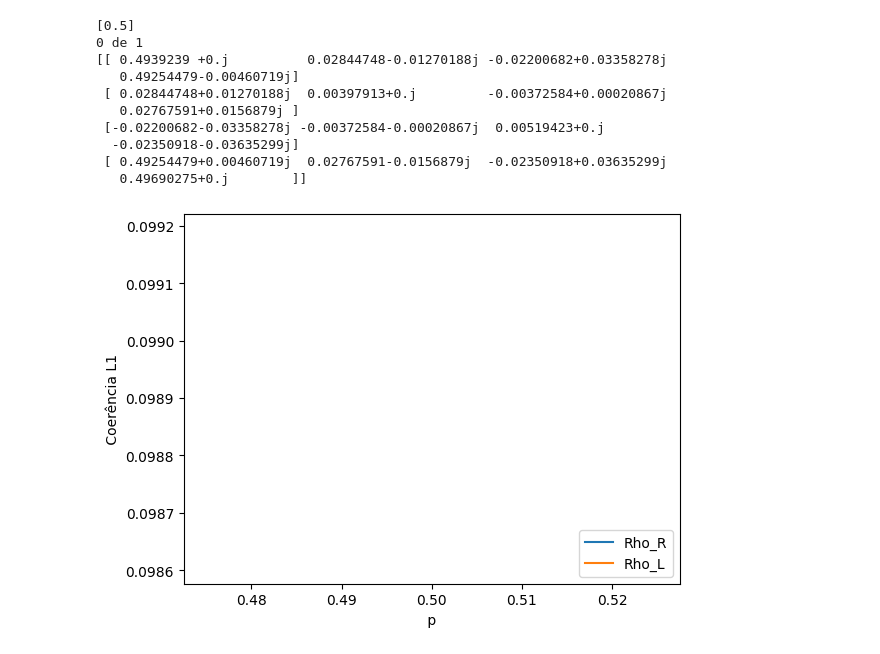
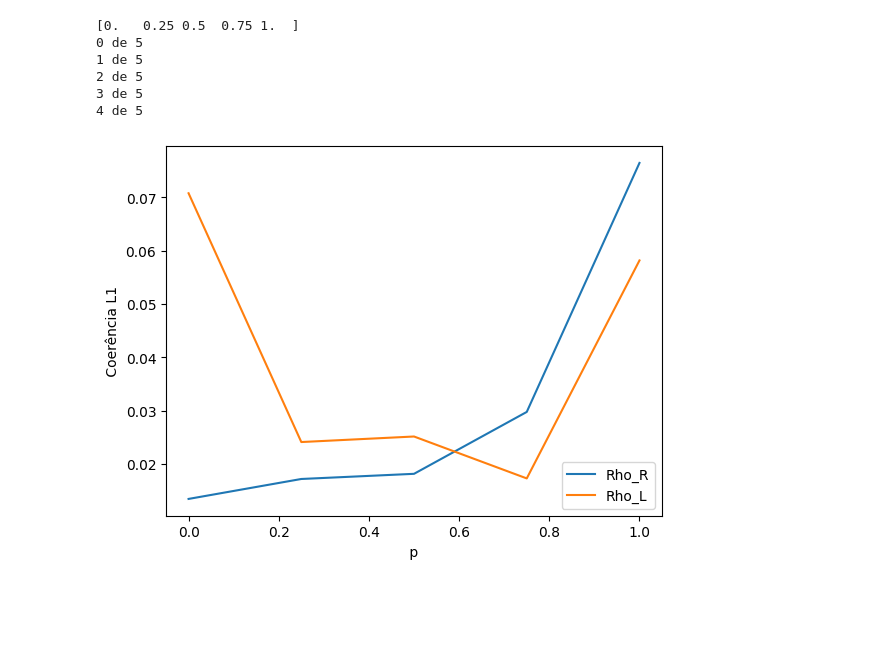
Before and after one commit to SchultzVV/Runtime-qiskit, a Jupyter notebook: generalized_amplitude_damping.ipynb, the cells around one changed output. Cells and saved outputs as stored; diff of their text form; code cells hidden in the pictures; blank space fills up the shorter version.

```diff
--- a/generalized_amplitude_damping.ipynb
+++ b/generalized_amplitude_damping.ipynb
@@ -10,7 +10,7 @@ from torch import tensor
 from numpy import sin,cos,sqrt,outer,zeros, pi
 #import cmath
 from cmath import exp
-
+import sympy
 def state_generalized_amplitude_damping(theta, phi, p, gamma):
     state = zeros(8,dtype=complex)
     state[0] = sqrt(p)*cos(theta/2) # 000
@@ -36,7 +36,7 @@ def run_calcs(list_p, epochs):
         print(f'{count} de {len(list_p)}')
         count += 1
 
-        circuit, _ = general_vqacircuit_penny(n_qubits, depht)
+        circuit, _ = general_vqacircuit_penny(params, n_qubits, depht)
         # defina o estado a ser preparado abaixo
         #------------------------------------------------------------
         target_op = state_generalized_amplitude_damping(pi/2, 0, p,1)
@@ -45,24 +45,20 @@ def run_calcs(list_p, epochs):
 
         pretrain = False
         rho = tomograph(qc, qr)
-        print(rho)
         coerencias_L, coerencias_R = results(rho, coerencias_R, coerencias_L)
 
     plots(list_p, coerencias_R, coerencias_L)
+    #print(sympy.Matrix(rho))
 # %%
-#list_p = np.linspace(0,1,5)
 list_p = [0.5]
+list_p = np.linspace(0,1,5)
 print(list_p)
 run_calcs(list_p, 50)
 # %% [output]
-[0.5]
-0 de 1
-[[ 0.4939239 +0.j          0.02844748-0.01270188j -0.02200682+0.03358278j
-   0.49254479-0.00460719j]
- [ 0.02844748+0.01270188j  0.00397913+0.j         -0.00372584+0.00020867j
-   0.02767591+0.0156879j ]
- [-0.02200682-0.03358278j -0.00372584-0.00020867j  0.00519423+0.j
-  -0.02350918-0.03635299j]
- [ 0.49254479+0.00460719j  0.02767591-0.0156879j  -0.02350918+0.03635299j
-   0.49690275+0.j        ]]
+[0.   0.25 0.5  0.75 1.  ]
+0 de 5
+1 de 5
+2 de 5
+3 de 5
+4 de 5
-[figure, old version]
+[figure, new version]
```
Also changed, not shown: 29 other files.
